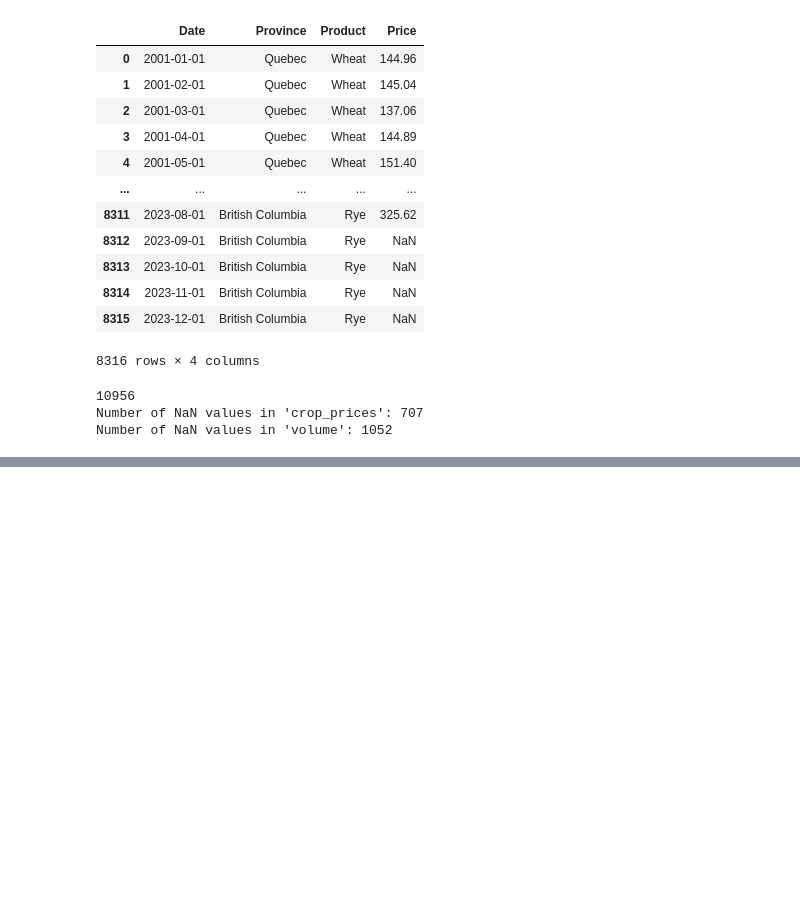
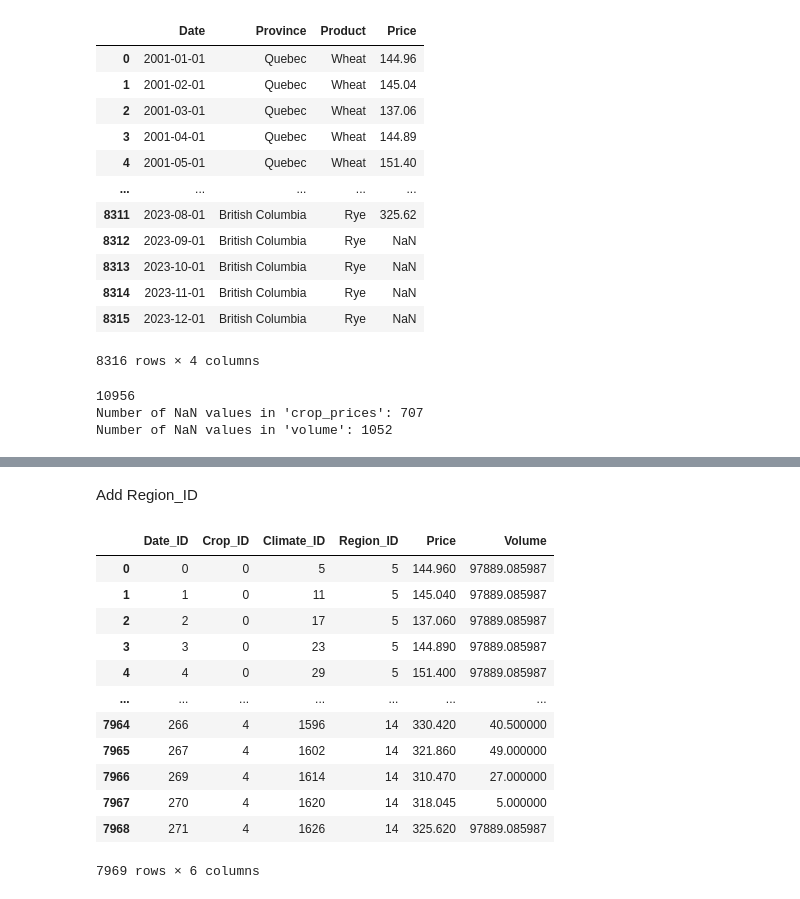
Before and after one commit to Daniel-Dumitrescu/csi4142-project, a Jupyter notebook: CropScript.ipynb, the cells around one changed output, grey strips where cells are left out. Cells and saved outputs as stored; diff of their text form; code cells hidden in the pictures; blank space fills up the shorter version.

```diff
--- a/CropScript.ipynb
+++ b/CropScript.ipynb
@@ -300,0 +349,47 @@ cropPricesDF
+# %% [markdown]
+Add Region_ID
+# %%
+#Add Region_ID
+regionDF = pd.read_csv("./datasets/region_dim.csv")
+regionDF.rename(columns={'Name_EN': 'Province', 'EffectiveDate': 'Date'}, inplace=True)
+regionDF['Date'] = pd.to_datetime(regionDF['Date'])
+
+
+#Crop ID for QC,MN,Alberta
+cropFactTable= pd.merge(cropFactTable, regionDF[['Province', 'Region_ID']], on=['Province'], how='left')
+
+#Crop ID for BC
+cropFactTable.loc[(cropFactTable['Province'] == 'British Columbia') & (cropFactTable['Date'] < '2018-07-01'), 'Region_ID'] = 13
+cropFactTable.loc[(cropFactTable['Province'] == 'British Columbia')  & (cropFactTable['Date'] >= '2018-07-01'),'Region_ID'] = 14
+
+
+#Crop ID for ON
+cropFactTable.loc[(cropFactTable['Province'] == 'Ontario') & (cropFactTable['Date'] < '2022-04-01'), 'Region_ID'] = 7
+cropFactTable.loc[(cropFactTable['Province'] == 'Ontario') & (cropFactTable['Date'] >= '2022-04-01') ,'Region_ID'] = 6
+
+#Crop ID for SW
+cropFactTable.loc[(cropFactTable['Province'] == 'Saskatchewan') & (cropFactTable['Date'] < '2001-10-01'), 'Region_ID'] = 9
+cropFactTable.loc[(cropFactTable['Province'] == 'Saskatchewan') & (cropFactTable['Date'] >= '2001-10-01') & (cropFactTable['Date'] <= '2007-07-01'), 'Region_ID'] = 10
+cropFactTable.loc[(cropFactTable['Province'] == 'Saskatchewan') & (cropFactTable['Date'] > '2007-07-01'), 'Region_ID'] = 11
+cropFactTable = cropFactTable.drop(['Province', 'Date','Product'], axis=1)
+#Shifting columns
+new_order = ['Date_ID','Crop_ID','Climate_ID','Region_ID','Price','Volume']
+cropFactTable = cropFactTable[new_order]
+cropFactTable =  cropFactTable.drop_duplicates()
+cropFactTable= cropFactTable.reset_index(drop=True)
+cropFactTable.to_csv('cropFactTable.csv', index=False)
+cropFactTable
+# %% [output]
+|  | Date_ID | Crop_ID | Climate_ID | Region_ID | Price | Volume |
+| 0 | 0 | 0 | 5 | 5 | 144.960 | 97889.085987 |
+| 1 | 1 | 0 | 11 | 5 | 145.040 | 97889.085987 |
+| 2 | 2 | 0 | 17 | 5 | 137.060 | 97889.085987 |
+| 3 | 3 | 0 | 23 | 5 | 144.890 | 97889.085987 |
+| 4 | 4 | 0 | 29 | 5 | 151.400 | 97889.085987 |
+| ... | ... | ... | ... | ... | ... | ... |
+| 7964 | 266 | 4 | 1596 | 14 | 330.420 | 40.500000 |
+| 7965 | 267 | 4 | 1602 | 14 | 321.860 | 49.000000 |
+| 7966 | 269 | 4 | 1614 | 14 | 310.470 | 27.000000 |
+| 7967 | 270 | 4 | 1620 | 14 | 318.045 | 5.000000 |
+| 7968 | 271 | 4 | 1626 | 14 | 325.620 | 97889.085987 |
+7969 rows × 6 columns
```
Also changed, not shown: parts of 8 cells of this notebook, 4 other files.
